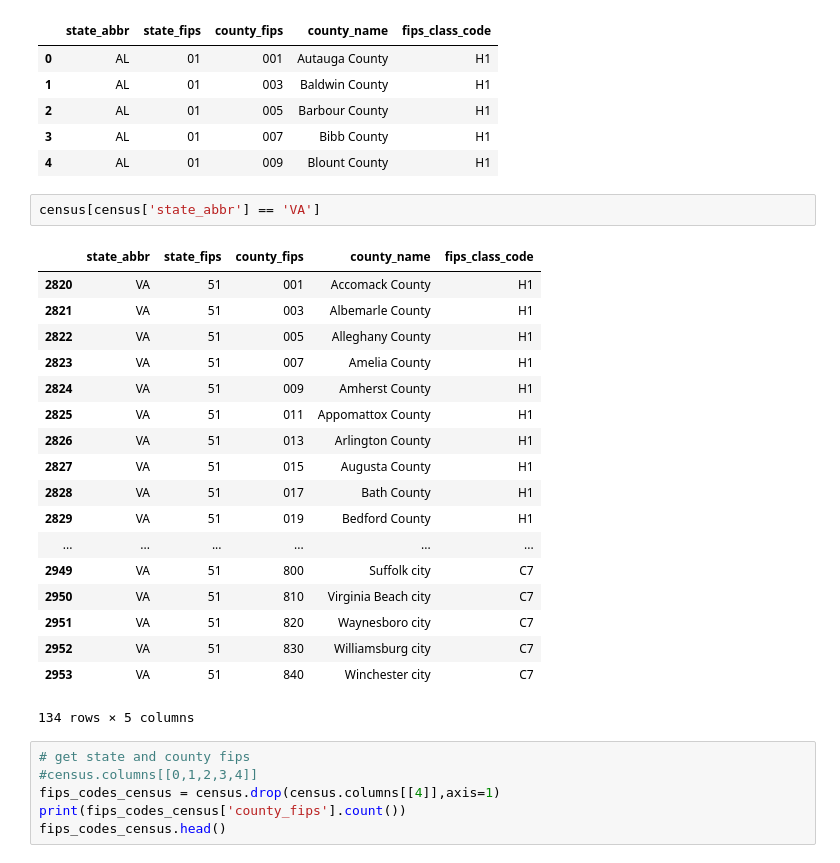
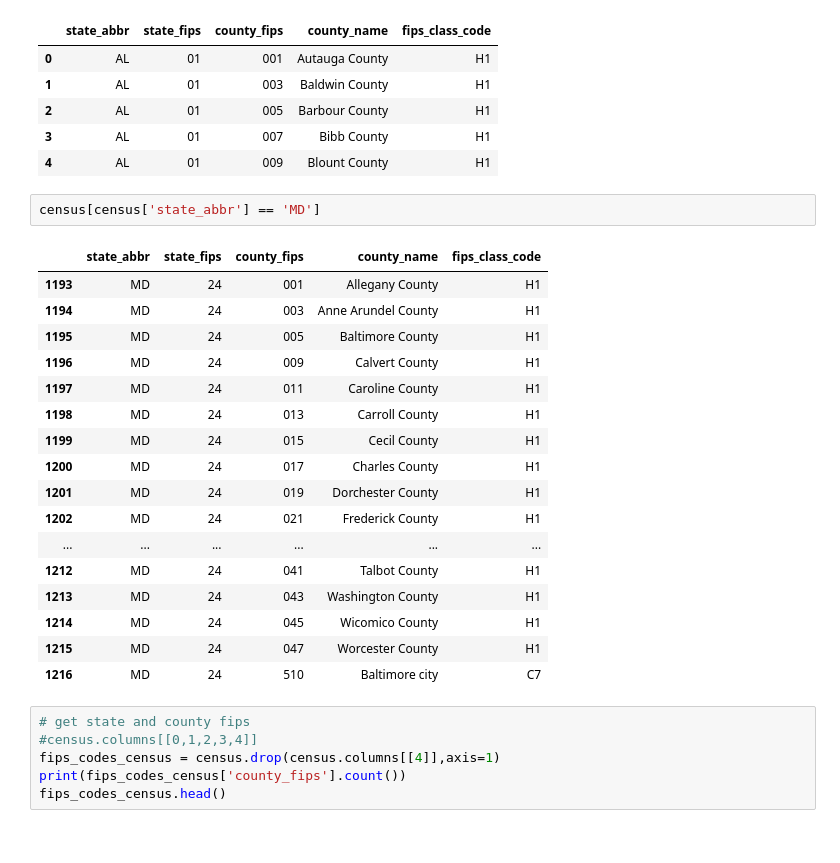
Before and after one commit to tonmcg/US_County_Level_Election_Results_08-20, a Jupyter notebook: 2016_US_County_Level_Presidential_Results.ipynb, the cells around one changed output. Saved outputs shown, nothing was run; the diff lists cells and outputs as text.

```diff
--- a/2016_US_County_Level_Presidential_Results.ipynb
+++ b/2016_US_County_Level_Presidential_Results.ipynb
@@ -145,26 +145,25 @@ census.head()
 | 3 | AL | 01 | 007 | Bibb County | H1 |
 | 4 | AL | 01 | 009 | Blount County | H1 |
 # %%
-census[census['state_abbr'] == 'VA']
+census[census['state_abbr'] == 'MD']
 # %% [output]
 |  | state_abbr | state_fips | county_fips | county_name | fips_class_code |
-| 2820 | VA | 51 | 001 | Accomack County | H1 |
-| 2821 | VA | 51 | 003 | Albemarle County | H1 |
-| 2822 | VA | 51 | 005 | Alleghany County | H1 |
-| 2823 | VA | 51 | 007 | Amelia County | H1 |
-| 2824 | VA | 51 | 009 | Amherst County | H1 |
-| 2825 | VA | 51 | 011 | Appomattox County | H1 |
-| 2826 | VA | 51 | 013 | Arlington County | H1 |
-| 2827 | VA | 51 | 015 | Augusta County | H1 |
-| 2828 | VA | 51 | 017 | Bath County | H1 |
-| 2829 | VA | 51 | 019 | Bedford County | H1 |
+| 1193 | MD | 24 | 001 | Allegany County | H1 |
+| 1194 | MD | 24 | 003 | Anne Arundel County | H1 |
+| 1195 | MD | 24 | 005 | Baltimore County | H1 |
+| 1196 | MD | 24 | 009 | Calvert County | H1 |
+| 1197 | MD | 24 | 011 | Caroline County | H1 |
+| 1198 | MD | 24 | 013 | Carroll County | H1 |
+| 1199 | MD | 24 | 015 | Cecil County | H1 |
+| 1200 | MD | 24 | 017 | Charles County | H1 |
+| 1201 | MD | 24 | 019 | Dorchester County | H1 |
+| 1202 | MD | 24 | 021 | Frederick County | H1 |
 | ... | ... | ... | ... | ... | ... |
-| 2949 | VA | 51 | 800 | Suffolk city | C7 |
-| 2950 | VA | 51 | 810 | Virginia Beach city | C7 |
-| 2951 | VA | 51 | 820 | Waynesboro city | C7 |
-| 2952 | VA | 51 | 830 | Williamsburg city | C7 |
-| 2953 | VA | 51 | 840 | Winchester city | C7 |
+| 1212 | MD | 24 | 041 | Talbot County | H1 |
+| 1213 | MD | 24 | 043 | Washington County | H1 |
+| 1214 | MD | 24 | 045 | Wicomico County | H1 |
+| 1215 | MD | 24 | 047 | Worcester County | H1 |
+| 1216 | MD | 24 | 510 | Baltimore city | C7 |
-134 rows × 5 columns
 # %%
 # get state and county fips
 #census.columns[[0,1,2,3,4]]
```
Also changed, not shown: parts of 5 cells of this notebook, 1 other file.
